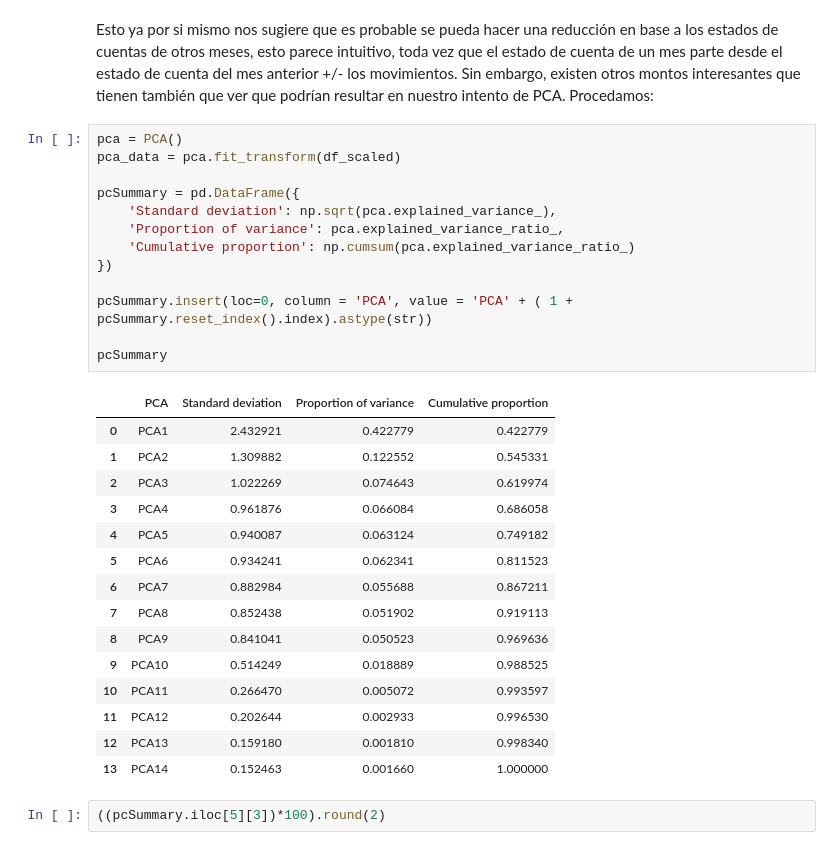
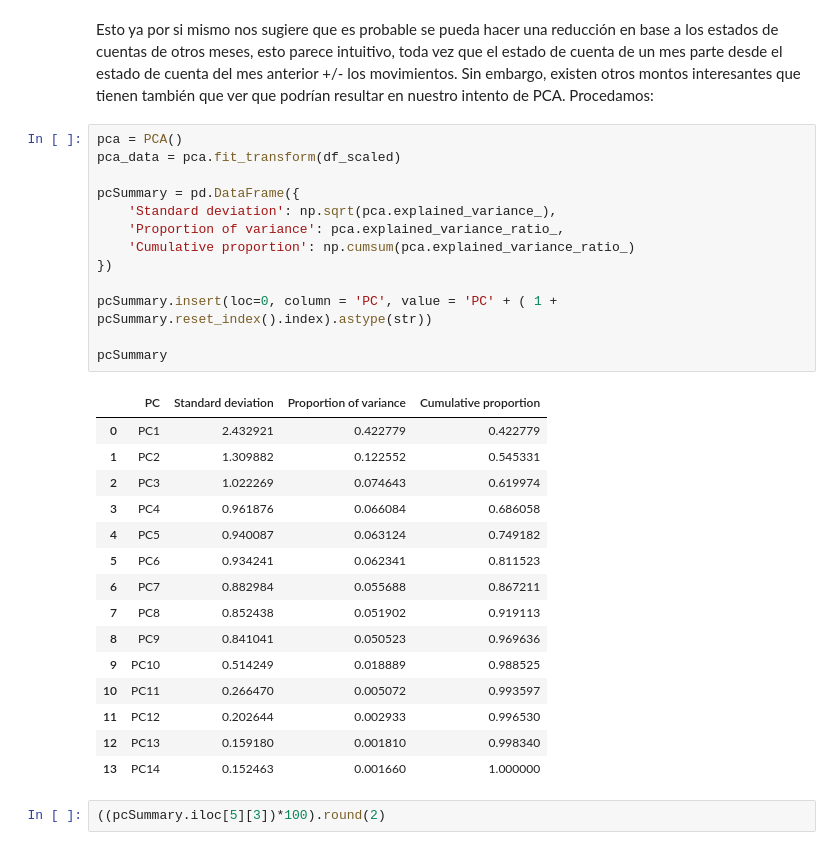
Before and after one commit to PosgradoMNA/actividades-del-projecto-equipo-41, a Jupyter notebook: Semana4_actividad1_Equipo41.ipynb, the cells around one changed output. Drawn from its saved outputs; the diff is of its cells as text.

```diff
--- a/Semana4_actividad1_Equipo41.ipynb
+++ b/Semana4_actividad1_Equipo41.ipynb
@@ -210,32 +210,32 @@ Esto ya por si mismo nos sugiere que es probable se pueda hacer una reducción e
 # %%
 pca = PCA()
 pca_data = pca.fit_transform(df_scaled)
 
 pcSummary = pd.DataFrame({
     'Standard deviation': np.sqrt(pca.explained_variance_),
     'Proportion of variance': pca.explained_variance_ratio_,
     'Cumulative proportion': np.cumsum(pca.explained_variance_ratio_)
 })
 
-pcSummary.insert(loc=0, column = 'PCA', value = 'PCA' + ( 1 + pcSummary.reset_index().index).astype(str))
+pcSummary.insert(loc=0, column = 'PC', value = 'PC' + ( 1 + pcSummary.reset_index().index).astype(str))
 
 pcSummary
 # %% [output]
-|  | PCA | Standard deviation | Proportion of variance | Cumulative proportion |
-| 0 | PCA1 | 2.432921 | 0.422779 | 0.422779 |
-| 1 | PCA2 | 1.309882 | 0.122552 | 0.545331 |
-| 2 | PCA3 | 1.022269 | 0.074643 | 0.619974 |
-| 3 | PCA4 | 0.961876 | 0.066084 | 0.686058 |
-| 4 | PCA5 | 0.940087 | 0.063124 | 0.749182 |
-| 5 | PCA6 | 0.934241 | 0.062341 | 0.811523 |
-| 6 | PCA7 | 0.882984 | 0.055688 | 0.867211 |
-| 7 | PCA8 | 0.852438 | 0.051902 | 0.919113 |
-| 8 | PCA9 | 0.841041 | 0.050523 | 0.969636 |
-| 9 | PCA10 | 0.514249 | 0.018889 | 0.988525 |
-| 10 | PCA11 | 0.266470 | 0.005072 | 0.993597 |
-| 11 | PCA12 | 0.202644 | 0.002933 | 0.996530 |
-| 12 | PCA13 | 0.159180 | 0.001810 | 0.998340 |
-| 13 | PCA14 | 0.152463 | 0.001660 | 1.000000 |
+|  | PC | Standard deviation | Proportion of variance | Cumulative proportion |
+| 0 | PC1 | 2.432921 | 0.422779 | 0.422779 |
+| 1 | PC2 | 1.309882 | 0.122552 | 0.545331 |
+| 2 | PC3 | 1.022269 | 0.074643 | 0.619974 |
+| 3 | PC4 | 0.961876 | 0.066084 | 0.686058 |
+| 4 | PC5 | 0.940087 | 0.063124 | 0.749182 |
+| 5 | PC6 | 0.934241 | 0.062341 | 0.811523 |
+| 6 | PC7 | 0.882984 | 0.055688 | 0.867211 |
+| 7 | PC8 | 0.852438 | 0.051902 | 0.919113 |
+| 8 | PC9 | 0.841041 | 0.050523 | 0.969636 |
+| 9 | PC10 | 0.514249 | 0.018889 | 0.988525 |
+| 10 | PC11 | 0.266470 | 0.005072 | 0.993597 |
+| 11 | PC12 | 0.202644 | 0.002933 | 0.996530 |
+| 12 | PC13 | 0.159180 | 0.001810 | 0.998340 |
+| 13 | PC14 | 0.152463 | 0.001660 | 1.000000 |
 # %%
 ((pcSummary.iloc[5][3])*100).round(2)
 # %% [output]
```
Also changed, not shown: parts of 5 cells of this notebook.
